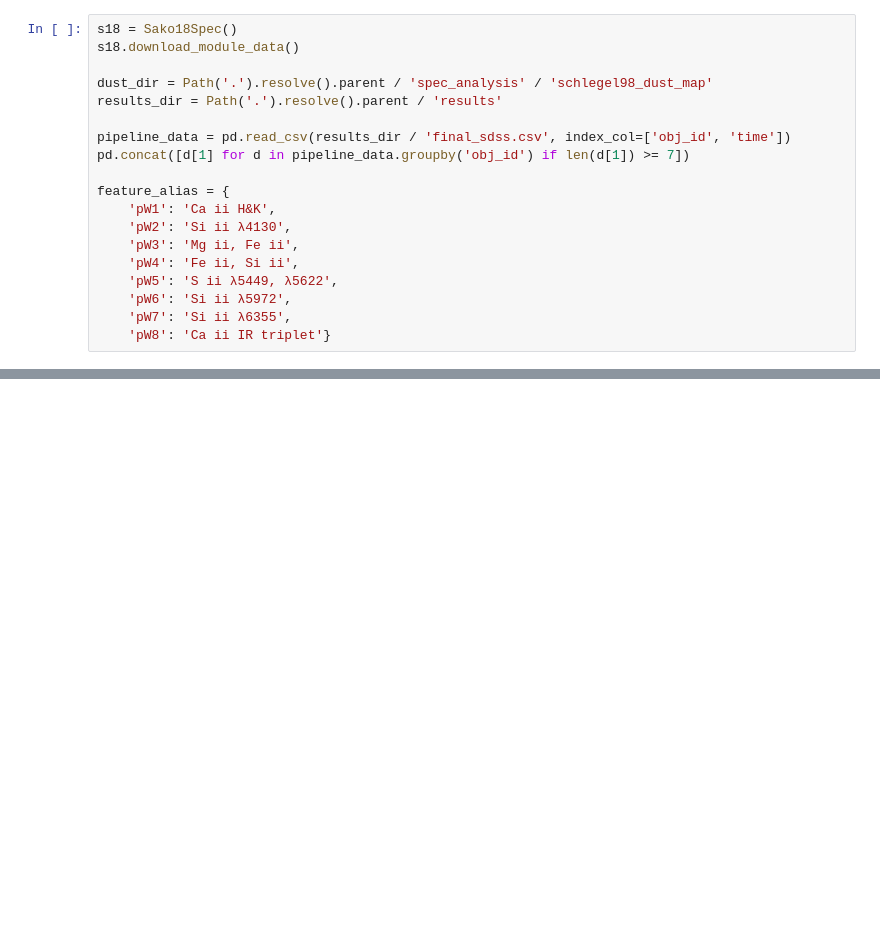
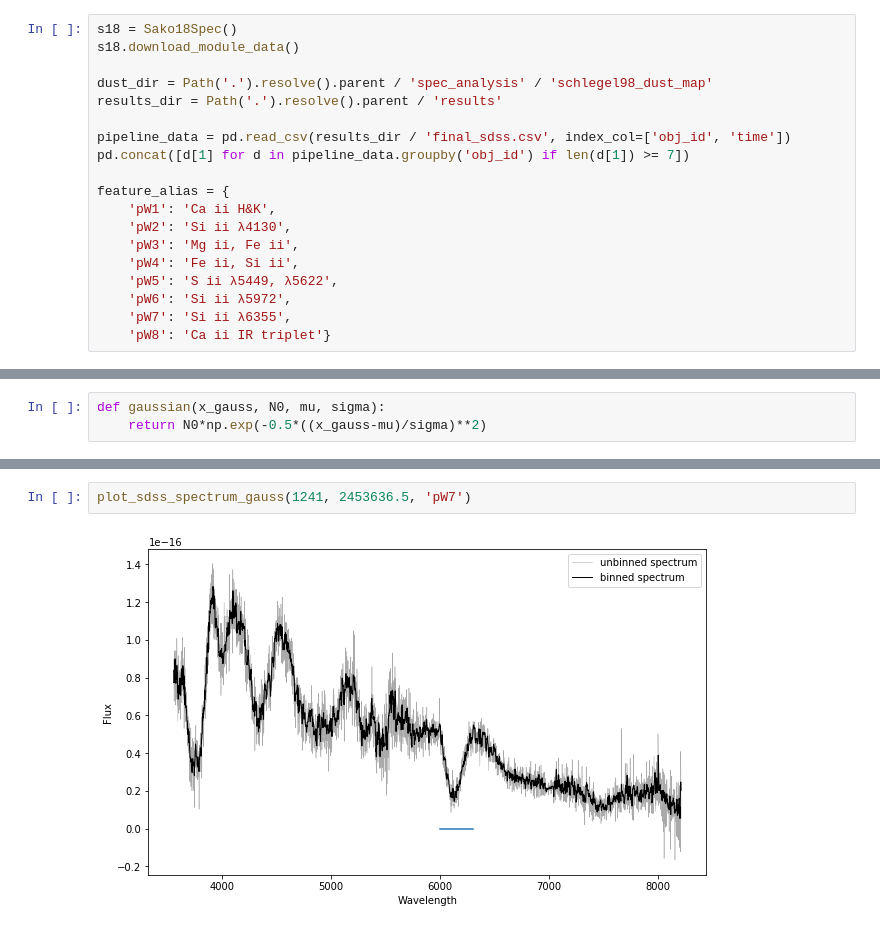
Before and after one commit to mwvgroup/SN-Spectral-Evolution, a Jupyter notebook: notebooks/progress_plots.ipynb, the cells around one changed output, grey strips where cells are left out. Saved outputs shown, nothing was run; the diff lists cells and outputs as text; blank space fills up the shorter version.

```diff
--- a/notebooks/progress_plots.ipynb
+++ b/notebooks/progress_plots.ipynb
@@ -82,0 +129,3 @@ TypeError: 'str' object is not callable
+# %%
+def gaussian(x_gauss, N0, mu, sigma):
+    return N0*np.exp(-0.5*((x_gauss-mu)/sigma)**2)
@@ -82,0 +186,4 @@ TypeError: 'str' object is not callable
+# %%
+plot_sdss_spectrum_gauss(1241, 2453636.5, 'pW7')
+# %% [output]
+[figure, added]
```
Also changed, not shown: parts of 6 cells of this notebook.
